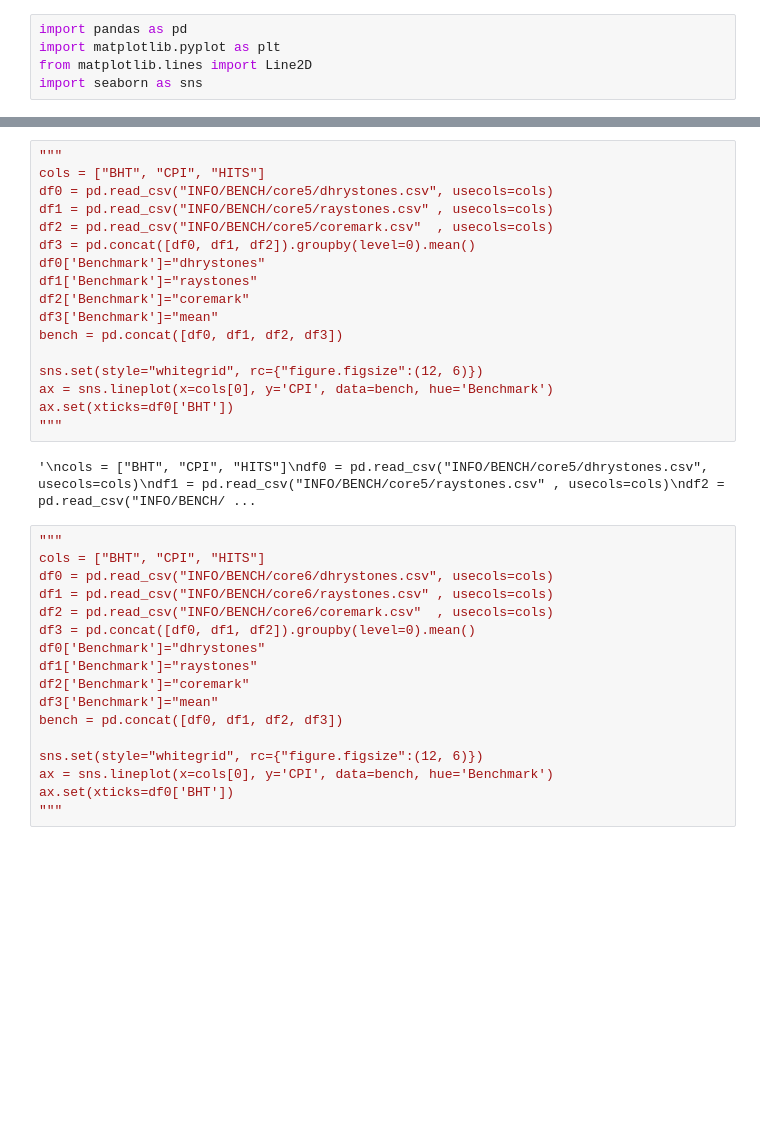
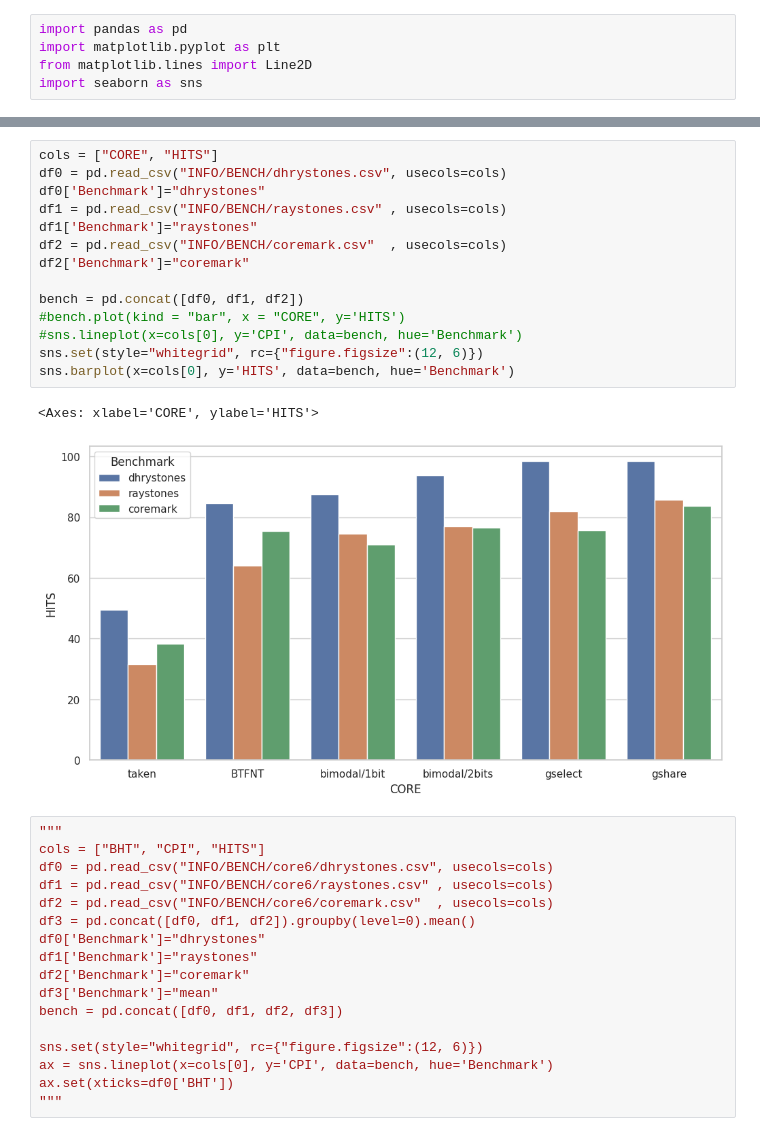
Before and after one commit to arruk/TRYonRISCV, a Jupyter notebook: sim.ipynb, the cells around one changed output, grey strips where cells are left out. Cells and saved outputs as stored; diff of their text form; blank space fills up the shorter version.

```diff
--- a/sim.ipynb
+++ b/sim.ipynb
@@ -295,22 +295,20 @@ sns.lineplot(x=cols[0], y='CPI', data=bench, hue='Benchmark')
-# %%
-"""
-cols = ["BHT", "CPI", "HITS"]
-df0 = pd.read_csv("INFO/BENCH/core5/dhrystones.csv", usecols=cols)
-df1 = pd.read_csv("INFO/BENCH/core5/raystones.csv" , usecols=cols)
-df2 = pd.read_csv("INFO/BENCH/core5/coremark.csv"  , usecols=cols)
-df3 = pd.concat([df0, df1, df2]).groupby(level=0).mean()
-df0['Benchmark']="dhrystones"
-df1['Benchmark']="raystones"
-df2['Benchmark']="coremark"
-df3['Benchmark']="mean"
-bench = pd.concat([df0, df1, df2, df3])
-
-sns.set(style="whitegrid", rc={"figure.figsize":(12, 6)})
-ax = sns.lineplot(x=cols[0], y='CPI', data=bench, hue='Benchmark')
-ax.set(xticks=df0['BHT'])
-"""
-# %% [output]
-'\ncols = ["BHT", "CPI", "HITS"]\ndf0 = pd.read_csv("INFO/BENCH/core5/dhrystones.csv", usecols=cols)\ndf1 = pd.read_csv("INFO/BENCH/core5/raystones.csv" , usecols=cols)\ndf2 = pd.read_csv("INFO/BENCH/ ...
+# %%
+cols = ["CORE", "HITS"]
+df0 = pd.read_csv("INFO/BENCH/dhrystones.csv", usecols=cols)
+df0['Benchmark']="dhrystones"
+df1 = pd.read_csv("INFO/BENCH/raystones.csv" , usecols=cols)
+df1['Benchmark']="raystones"
+df2 = pd.read_csv("INFO/BENCH/coremark.csv"  , usecols=cols)
+df2['Benchmark']="coremark"
+
+bench = pd.concat([df0, df1, df2])
+#bench.plot(kind = "bar", x = "CORE", y='HITS')
+#sns.lineplot(x=cols[0], y='CPI', data=bench, hue='Benchmark')
+sns.set(style="whitegrid", rc={"figure.figsize":(12, 6)})
+sns.barplot(x=cols[0], y='HITS', data=bench, hue='Benchmark')
+# %% [output]
+<Axes: xlabel='CORE', ylabel='HITS'>
+[figure, added]
 # %%
 """
 cols = ["BHT", "CPI", "HITS"]
```
Also changed, not shown: parts of 6 cells of this notebook, 44 other files.
